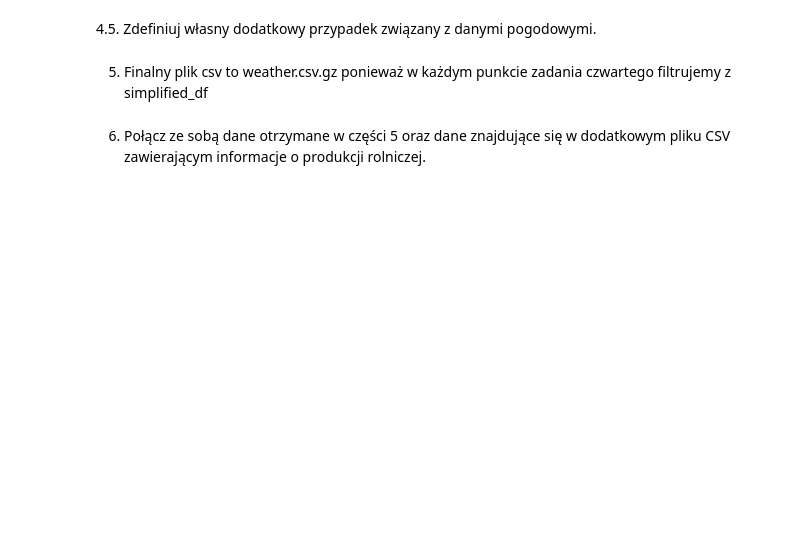
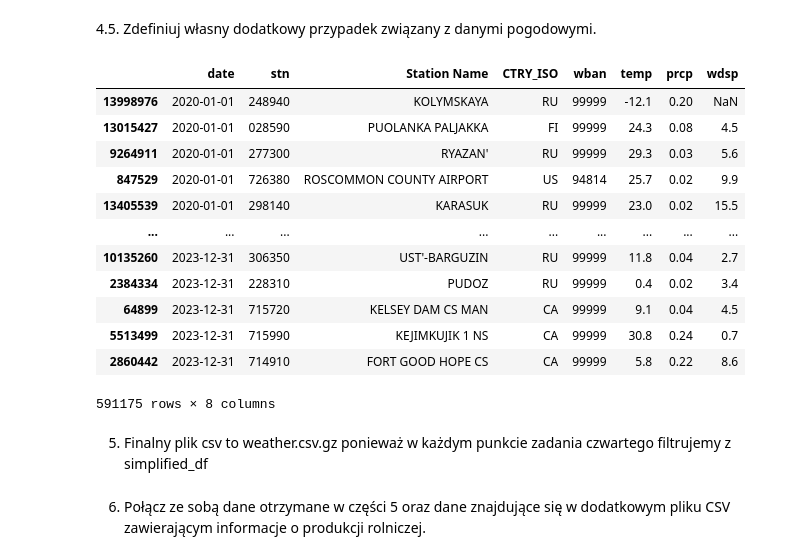
Before and after one commit to igoro00/pdzd, a Jupyter notebook: main.ipynb, the cells around one changed output. Drawn from its saved outputs; the diff is of its cells as text; code cells hidden in the pictures; blank space fills up the shorter version.

```diff
--- a/main.ipynb
+++ b/main.ipynb
@@ -109,7 +308,8 @@ stations_merged.to_csv("stations.csv", index=False)
 # %% [markdown]
 4.2. Chcemy wygenerować podstawowe zestawienia dotyczące warunków pogodowych na świecie (np. temperatura, opady, wiatr) w ujęciu dziennym.
 # %%
-simplified_df = df.sort_values("date")[["date", "stn", "wban", "temp", "prcp", "wdsp"]]
+
+simplified_df = df.sort_values("date")[["date", "stn", "Station Name", "CTRY_ISO", "wban", "temp", "prcp", "wdsp"]]
 # %%
 simplified_df.to_csv("weather.csv.gz", index=False)
 # %% [markdown]
@@ -140,8 +356,22 @@ lask_weather.plot(x="date", y="temp", title="Temperature over time in LASK stati
 4.5. Zdefiniuj własny dodatkowy przypadek związany z danymi pogodowymi.
 # %%
 custom_weather = simplified_df[(simplified_df["temp"] < 32) & (simplified_df["prcp"] > 0)]
-custom_weather.to_csv("custom_weather.csv.gz", index=False)
+custom_weather.to_csv("custom_weather.csv", index=False)
 custom_weather
+# %% [output]
+|  | date | stn | Station Name | CTRY_ISO | wban | temp | prcp | wdsp |
+| 13998976 | 2020-01-01 | 248940 | KOLYMSKAYA | RU | 99999 | -12.1 | 0.20 | NaN |
+| 13015427 | 2020-01-01 | 028590 | PUOLANKA PALJAKKA | FI | 99999 | 24.3 | 0.08 | 4.5 |
+| 9264911 | 2020-01-01 | 277300 | RYAZAN' | RU | 99999 | 29.3 | 0.03 | 5.6 |
+| 847529 | 2020-01-01 | 726380 | ROSCOMMON COUNTY AIRPORT | US | 94814 | 25.7 | 0.02 | 9.9 |
+| 13405539 | 2020-01-01 | 298140 | KARASUK | RU | 99999 | 23.0 | 0.02 | 15.5 |
+| ... | ... | ... | ... | ... | ... | ... | ... | ... |
+| 10135260 | 2023-12-31 | 306350 | UST'-BARGUZIN | RU | 99999 | 11.8 | 0.04 | 2.7 |
+| 2384334 | 2023-12-31 | 228310 | PUDOZ | RU | 99999 | 0.4 | 0.02 | 3.4 |
+| 64899 | 2023-12-31 | 715720 | KELSEY DAM CS MAN | CA | 99999 | 9.1 | 0.04 | 4.5 |
+| 5513499 | 2023-12-31 | 715990 | KEJIMKUJIK 1 NS | CA | 99999 | 30.8 | 0.24 | 0.7 |
+| 2860442 | 2023-12-31 | 714910 | FORT GOOD HOPE CS | CA | 99999 | 5.8 | 0.22 | 8.6 |
+591175 rows × 8 columns
 # %% [markdown]
 5. Finalny plik csv to weather.csv.gz ponieważ w każdym punkcie zadania czwartego filtrujemy z simplified_df
 # %% [markdown]
```
Also changed, not shown: parts of 28 cells of this notebook, 2 other files.
